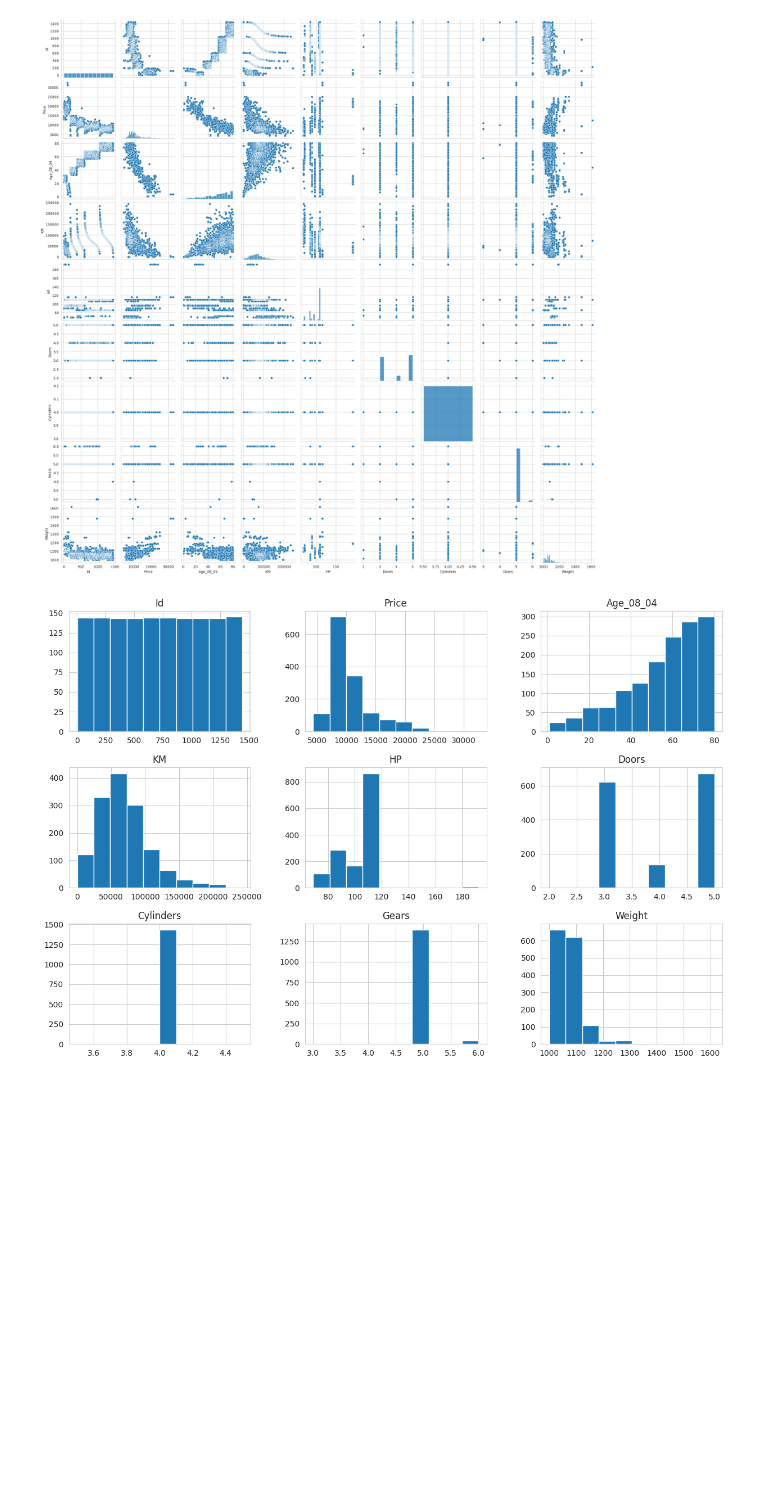
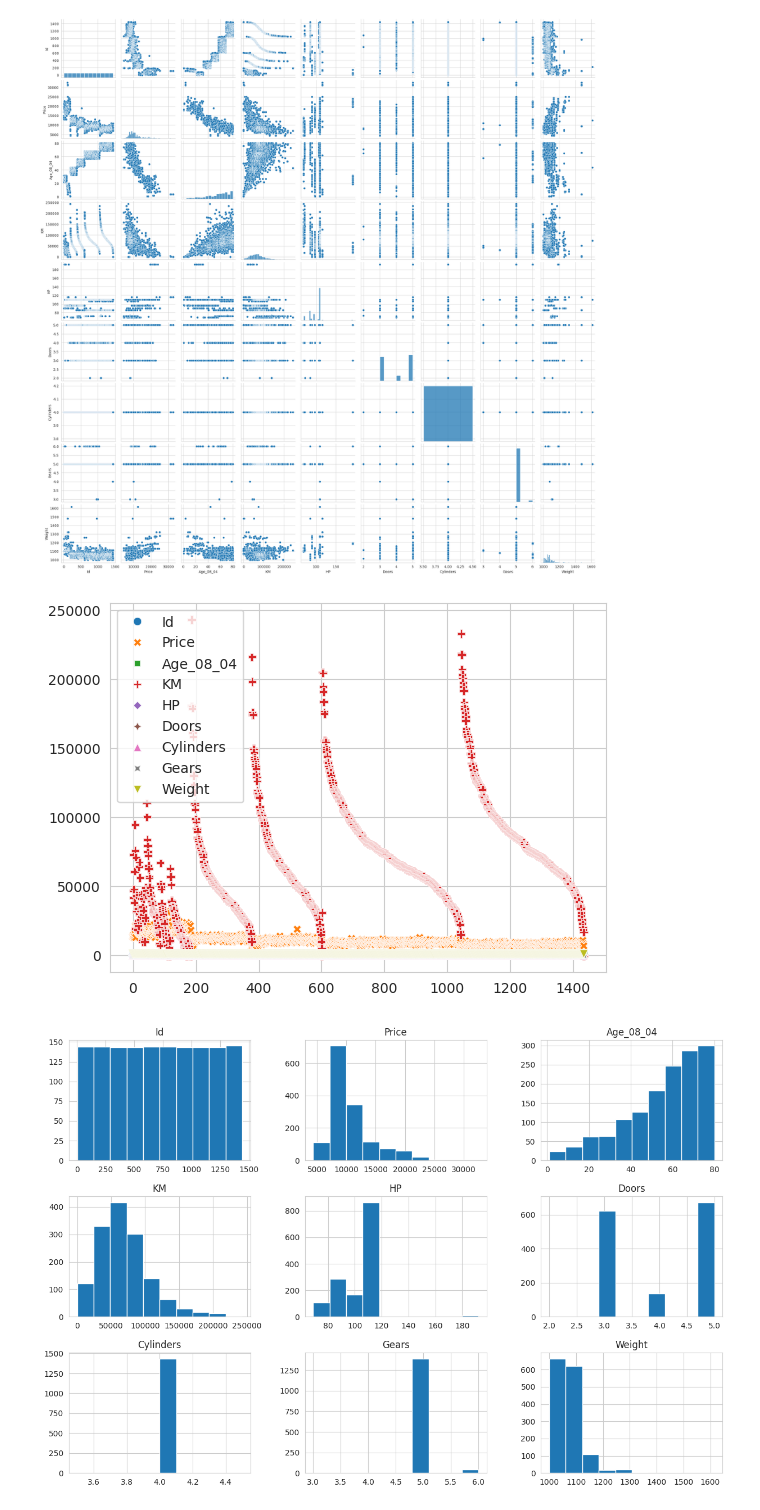
Before and after one commit to Shivani11032006/Daily-work, a Jupyter notebook: Toyoto.ipynb, the cells around one changed output. Drawn from its saved outputs; the diff is of its cells as text; code cells hidden in the pictures; blank space fills up the shorter version.

```diff
--- a/Toyoto.ipynb
+++ b/Toyoto.ipynb
@@ -138,6 +180,12 @@ sns.pairplot(df)
 plt.show()
 # %% [output]
 [figure]
+# %%
+sns.set_style('whitegrid')
+sns.scatterplot(df)
+plt.show()
+# %% [output]
+[figure, added]
 # %%
 df.hist(figsize=(15,10))
 plt.show()
```
Also changed, not shown: parts of 22 cells of this notebook.
